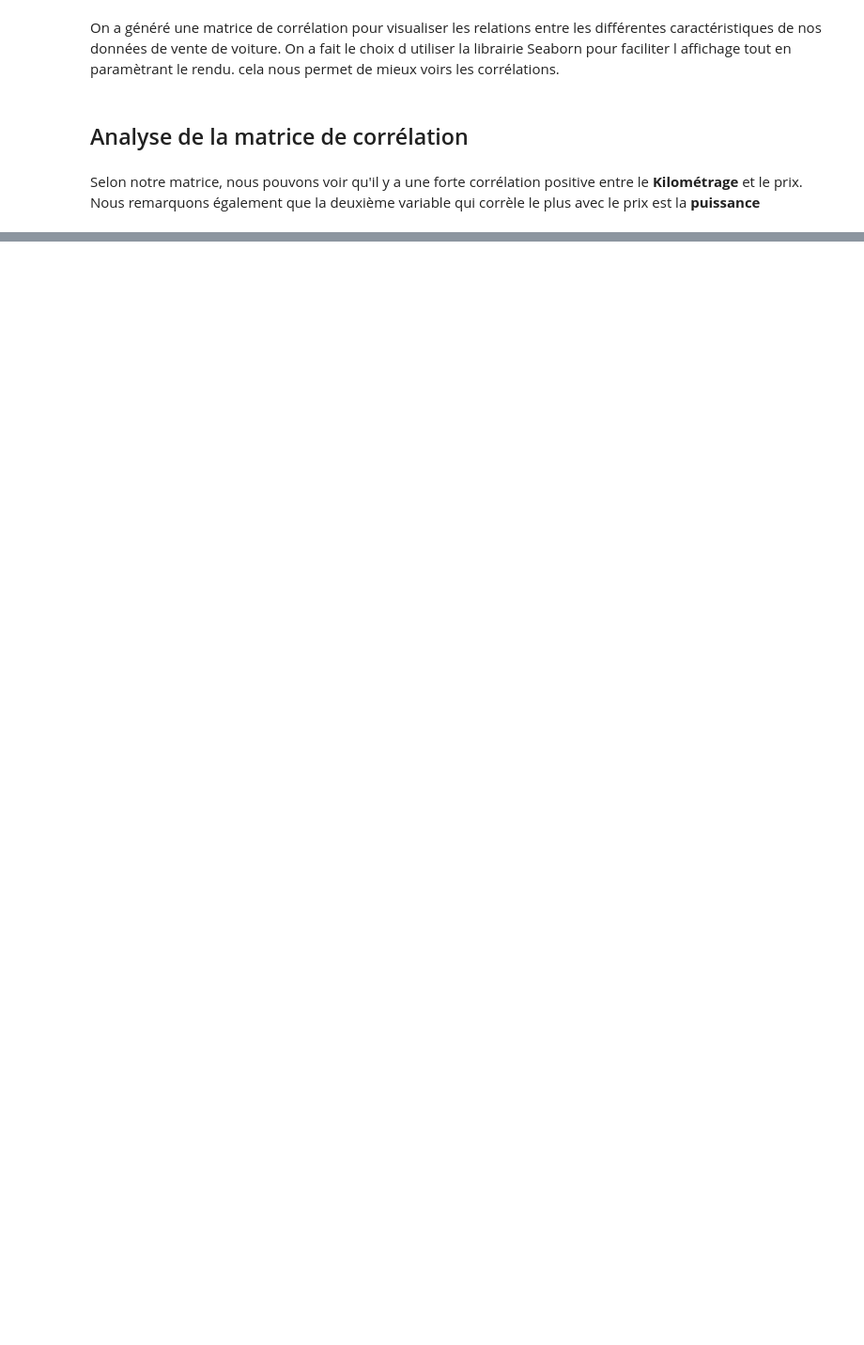
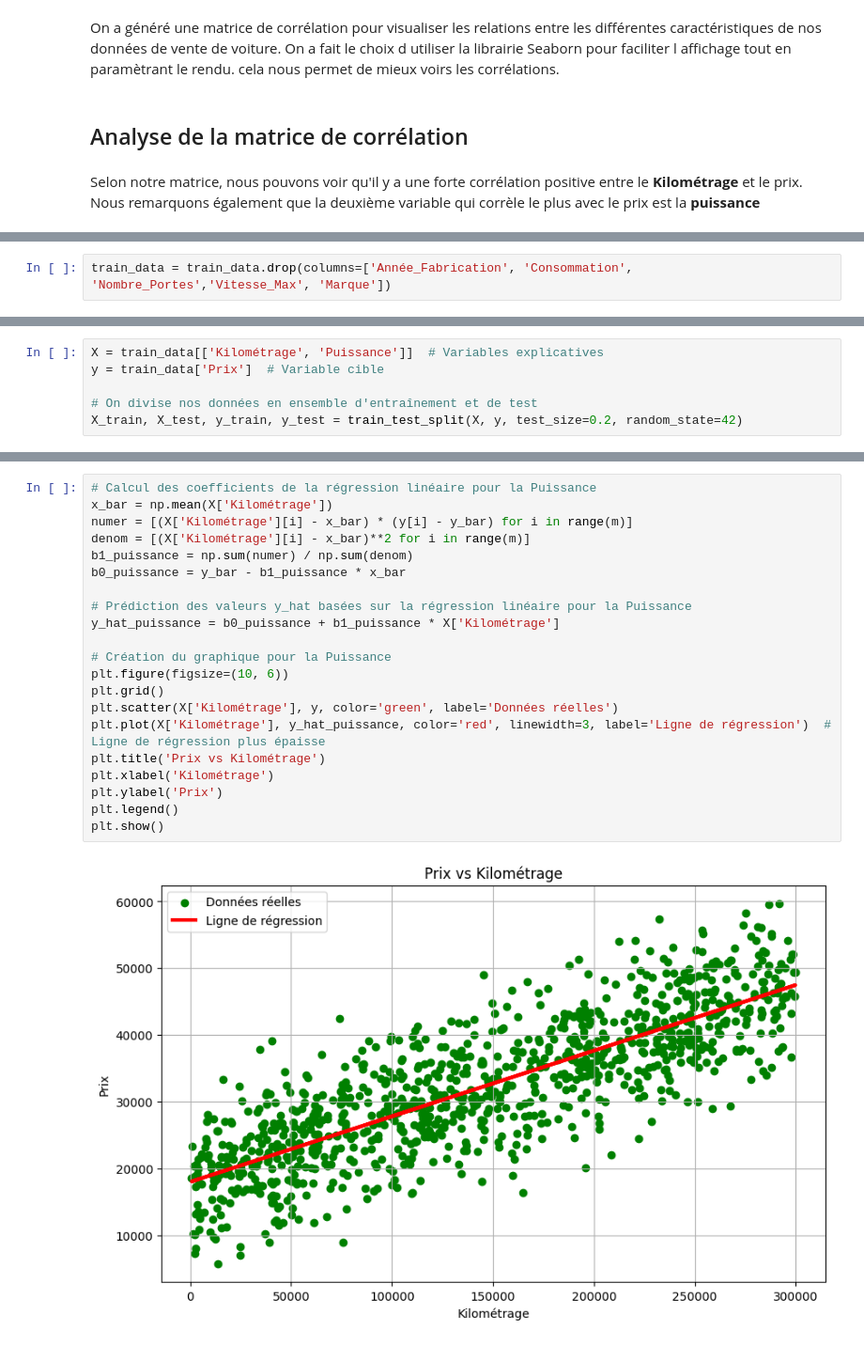
Before and after one commit to Louis-Amand/AI-Project, a Jupyter notebook: IA_Projet_1.ipynb, the cells around one changed output, grey strips where cells are left out. Shown at 94% size. Drawn from its saved outputs; the diff is of its cells as text; blank space fills up the shorter version.

Commit message:
adding some plots and trainig data

```diff
--- a/IA_Projet_1.ipynb
+++ b/IA_Projet_1.ipynb
@@ -52,0 +65,2 @@ Selon notre matrice, nous pouvons voir qu'il y a une forte corrélation positive
+# %%
+train_data = train_data.drop(columns=['Année_Fabrication', 'Consommation', 'Nombre_Portes','Vitesse_Max', 'Marque'])
@@ -52,0 +80,6 @@ Selon notre matrice, nous pouvons voir qu'il y a une forte corrélation positive
+# %%
+X = train_data[['Kilométrage', 'Puissance']]  # Variables explicatives
+y = train_data['Prix']  # Variable cible
+
+# On divise nos données en ensemble d'entraînement et de test
+X_train, X_test, y_train, y_test = train_test_split(X, y, test_size=0.2, random_state=42)
@@ -52,0 +112,23 @@ Selon notre matrice, nous pouvons voir qu'il y a une forte corrélation positive
+# %%
+# Calcul des coefficients de la régression linéaire pour la Puissance
+x_bar = np.mean(X['Kilométrage'])
+numer = [(X['Kilométrage'][i] - x_bar) * (y[i] - y_bar) for i in range(m)]
+denom = [(X['Kilométrage'][i] - x_bar)**2 for i in range(m)]
+b1_puissance = np.sum(numer) / np.sum(denom)
+b0_puissance = y_bar - b1_puissance * x_bar
+
+# Prédiction des valeurs y_hat basées sur la régression linéaire pour la Puissance
+y_hat_puissance = b0_puissance + b1_puissance * X['Kilométrage']
+
+# Création du graphique pour la Puissance
+plt.figure(figsize=(10, 6))
+plt.grid()
+plt.scatter(X['Kilométrage'], y, color='green', label='Données réelles')
+plt.plot(X['Kilométrage'], y_hat_puissance, color='red', linewidth=3, label='Ligne de régression')  # Ligne de régression plus épaisse
+plt.title('Prix vs Kilométrage')
+plt.xlabel('Kilométrage')
+plt.ylabel('Prix')
+plt.legend()
+plt.show()
+# %% [output]
+[figure, added]
```
Also changed, not shown: parts of 10 cells of this notebook.
